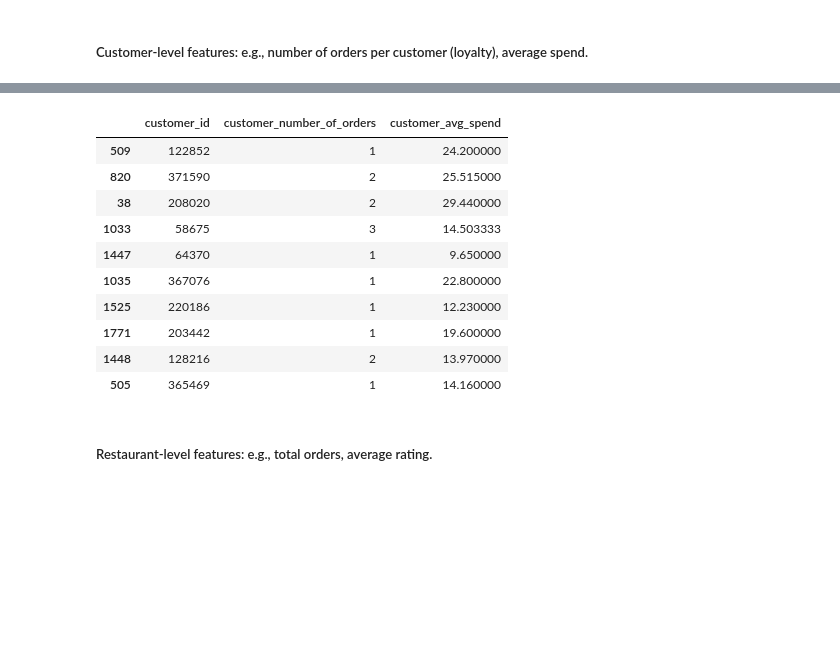
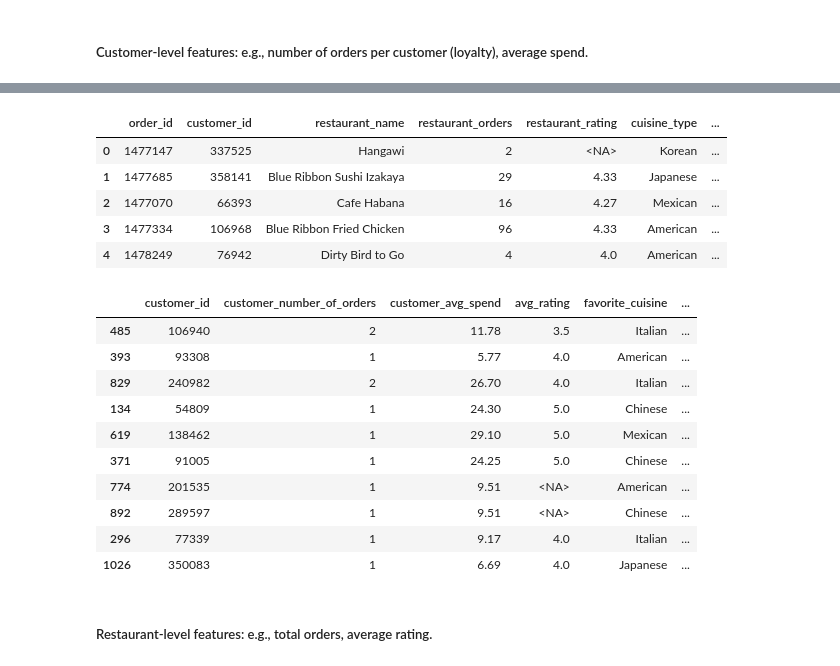
Before and after one commit to J3SSY-ANDU/Food-Delivery-Data-Analysis, a Jupyter notebook: notebooks/food_delivery_orders_eda.ipynb, the cells around one changed output, grey strips where cells are left out. Drawn from its saved outputs; the diff is of its cells as text; code cells hidden in the pictures; blank space fills up the shorter version.

Commit message:
update customer-level features by creating a specific customer_features new dataframe and applied some testing with the new columns created for the restaurant-level features

```diff
--- a/notebooks/food_delivery_orders_eda.ipynb
+++ b/notebooks/food_delivery_orders_eda.ipynb
@@ -374,8 +374,3 @@ df[df['cost_category'] == 'Cheap'][['cuisine_type', 'cost_of_the_order', 'cost_c
 | 1550 | Korean | 5.77 | Cheap |
 # %% [markdown]
 ##### Customer-level features: e.g., number of orders per customer (loyalty), average spend.
-# %%
-customer_number_of_orders = df.groupby('customer_id')['order_id'].transform('count')  # Count the number of orders for each customer
-df.drop(columns=['customer_number_of_orders'], inplace=True, errors='ignore')  # Drop the column if it already exists to avoid duplication
-df.insert(value=customer_number_of_orders, column='customer_number_of_orders', loc=2)  # Insert the new column at index 2
-df[['order_id', 'customer_id', 'customer_number_of_orders']].sample(10)  # Display a random sample of 10 rows with the new column
@@ -394,20 +377,43 @@ df[['order_id', 'customer_id', 'customer_number_of_orders']].sample(10)  # Displ
 # %%
-customer_avg_cost = df.groupby('customer_id')['cost_of_the_order'].transform('mean') # Calculate the average spend for each customer
-df.drop(columns=['customer_avg_spend'], inplace=True, errors='ignore') # Drop the column if it exists to avoid duplication
-df.insert(value=customer_avg_cost, column='customer_avg_spend', loc=3)
-df[['customer_id', 'customer_number_of_orders', 'customer_avg_spend']].sample(10) # Display a random sample of 10 rows with the new column
+df.head()
 # %% [output]
-|  | customer_id | customer_number_of_orders | customer_avg_spend |
-| 509 | 122852 | 1 | 24.200000 |
-| 820 | 371590 | 2 | 25.515000 |
-| 38 | 208020 | 2 | 29.440000 |
-| 1033 | 58675 | 3 | 14.503333 |
-| 1447 | 64370 | 1 | 9.650000 |
-| 1035 | 367076 | 1 | 22.800000 |
-| 1525 | 220186 | 1 | 12.230000 |
-| 1771 | 203442 | 1 | 19.600000 |
-| 1448 | 128216 | 2 | 13.970000 |
-| 505 | 365469 | 1 | 14.160000 |
+|  | order_id | customer_id | restaurant_name | restaurant_orders | restaurant_rating | cuisine_type | ... |
+| 0 | 1477147 | 337525 | Hangawi | 2 | <NA> | Korean | ... |
+| 1 | 1477685 | 358141 | Blue Ribbon Sushi Izakaya | 29 | 4.33 | Japanese | ... |
+| 2 | 1477070 | 66393 | Cafe Habana | 16 | 4.27 | Mexican | ... |
+| 3 | 1477334 | 106968 | Blue Ribbon Fried Chicken | 96 | 4.33 | American | ... |
+| 4 | 1478249 | 76942 | Dirty Bird to Go | 4 | 4.0 | American | ... |
+# %%
+# Create a customer-level DataFrame
+customer_features = df.groupby('customer_id').agg(
+    customer_number_of_orders=('order_id', 'count'),
+    customer_avg_spend=('cost_of_the_order', 'mean'),
+    avg_rating=('rating', 'mean'),
+    favorite_cuisine=('cuisine_type', lambda x: x.mode()[0] if not x.mode().empty else np.nan),
+    favorite_restaurant=('restaurant_name', lambda x: x.mode()[0] if not x.mode().empty else np.nan),
+    avg_order_total_time=('order_total_time', 'mean'),
+    avg_cost_category=('cost_category', lambda x: x.mode()[0] if not x.mode().empty else np.nan)
+).reset_index()
+
+customer_features.index = np.arange(1, len(customer_features) + 1)  # Reset the index to start from 1
+customer_features['customer_avg_spend'] = round(customer_features['customer_avg_spend'], 2)  # Round average spend to 2 decimal places
+customer_features['avg_order_total_time'] = round(customer_features['avg_order_total_time'], 2)  # Round average order total time to 2 decimal places
+customer_features['avg_rating'] = round(customer_features['avg_rating'], 2)  # Round average rating to 2 decimal places
+
+# # Display a random sample of 10 rows from the customer features DataFrame
+customer_features.sample(10)
+# %% [output]
+|  | customer_id | customer_number_of_orders | customer_avg_spend | avg_rating | favorite_cuisine | ... |
+| 485 | 106940 | 2 | 11.78 | 3.5 | Italian | ... |
+| 393 | 93308 | 1 | 5.77 | 4.0 | American | ... |
+| 829 | 240982 | 2 | 26.70 | 4.0 | Italian | ... |
+| 134 | 54809 | 1 | 24.30 | 5.0 | Chinese | ... |
+| 619 | 138462 | 1 | 29.10 | 5.0 | Mexican | ... |
+| 371 | 91005 | 1 | 24.25 | 5.0 | Chinese | ... |
+| 774 | 201535 | 1 | 9.51 | <NA> | American | ... |
+| 892 | 289597 | 1 | 9.51 | <NA> | Chinese | ... |
+| 296 | 77339 | 1 | 9.17 | 4.0 | Italian | ... |
+| 1026 | 350083 | 1 | 6.69 | 4.0 | Japanese | ... |
 # %% [markdown]
 ##### Restaurant-level features: e.g., total orders, average rating.
 # %%
```
Also changed, not shown: parts of 11 cells of this notebook.
